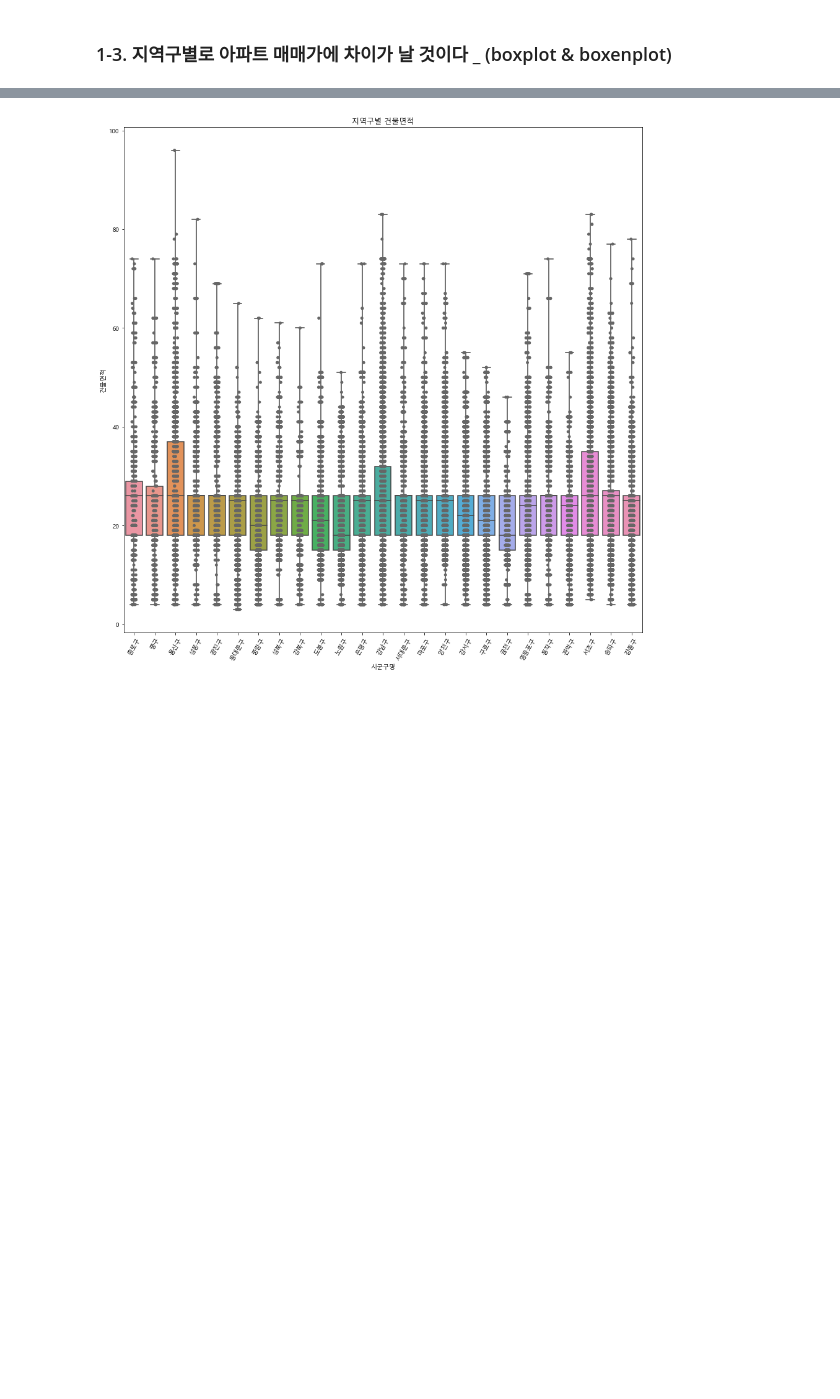
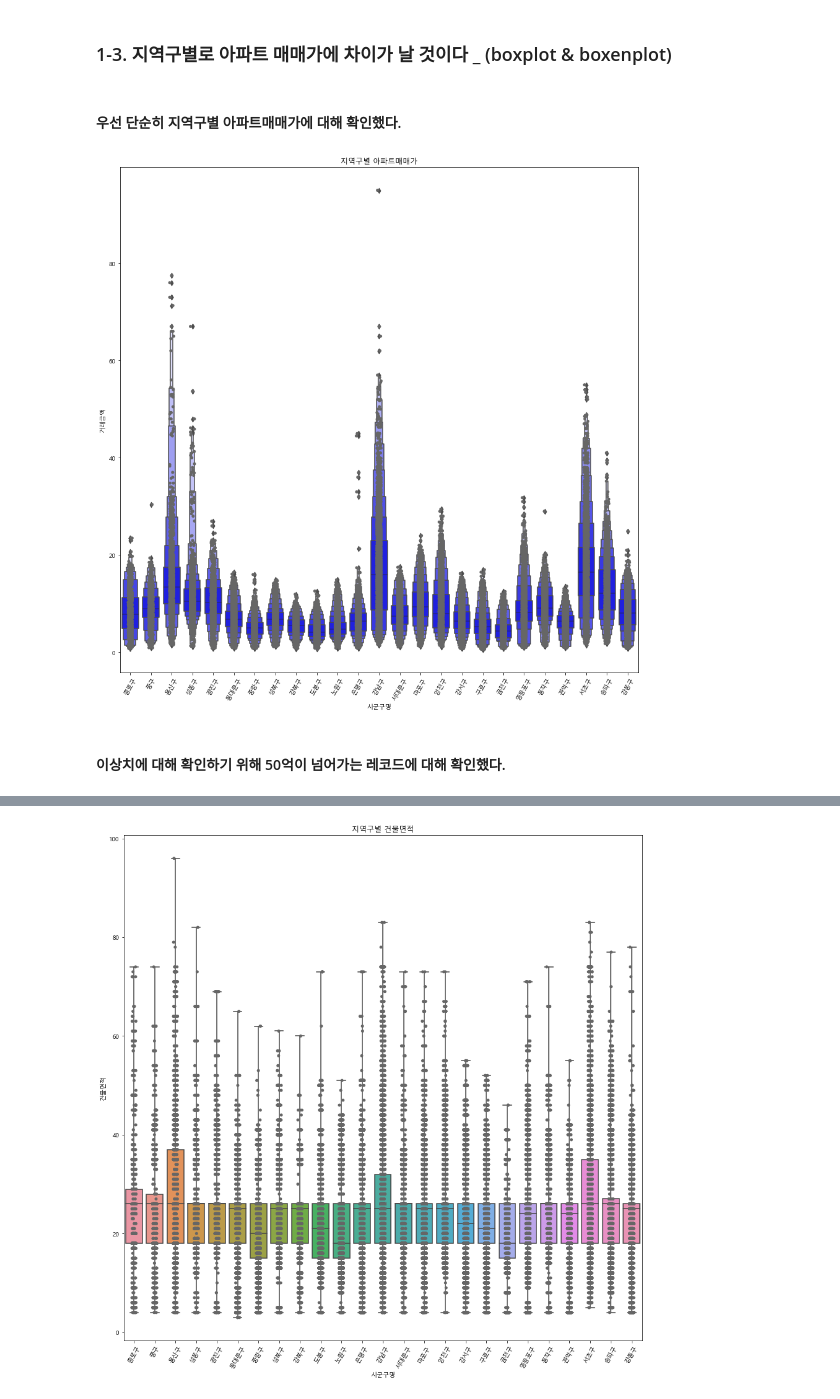
Before and after one commit to owenyi/encore-ai, a Jupyter notebook: PJT/pr02/pr02.ipynb, the cells around one changed output, grey strips where cells are left out. Saved outputs shown, nothing was run; the diff lists cells and outputs as text; code cells hidden in the pictures; blank space fills up the shorter version.

```diff
--- a/PJT/pr02/pr02.ipynb
+++ b/PJT/pr02/pr02.ipynb
@@ -495,3 +495,19 @@ plt.show()
 - 해당 매물의 경우 고가의 한남더 힐 가격으로 확인
 # %% [markdown]
 ### 1-3. 지역구별로 아파트 매매가에 차이가 날 것이다 _ (boxplot & boxenplot)
+# %% [markdown]
+#### 우선 단순히 지역구별 아파트매매가에 대해 확인했다.
+# %%
+plt.figure(figsize=(15, 15))
+plt.xticks(rotation=60)
+plt.title('지역구별 아파트매매가')
+sns.boxenplot(x="시군구명", y="거래금액",
+              color="b",
+              scale="linear",
+              data=loc_apt)
+sns.stripplot(x='시군구명', y='거래금액', data=loc_apt, jitter=True, color="0.4")
+plt.show()
+# %% [output]
+[figure, added]
+# %% [markdown]
+#### 이상치에 대해 확인하기 위해 50억이 넘어가는 레코드에 대해 확인했다.
```
Also changed, not shown: parts of 14 cells of this notebook.
